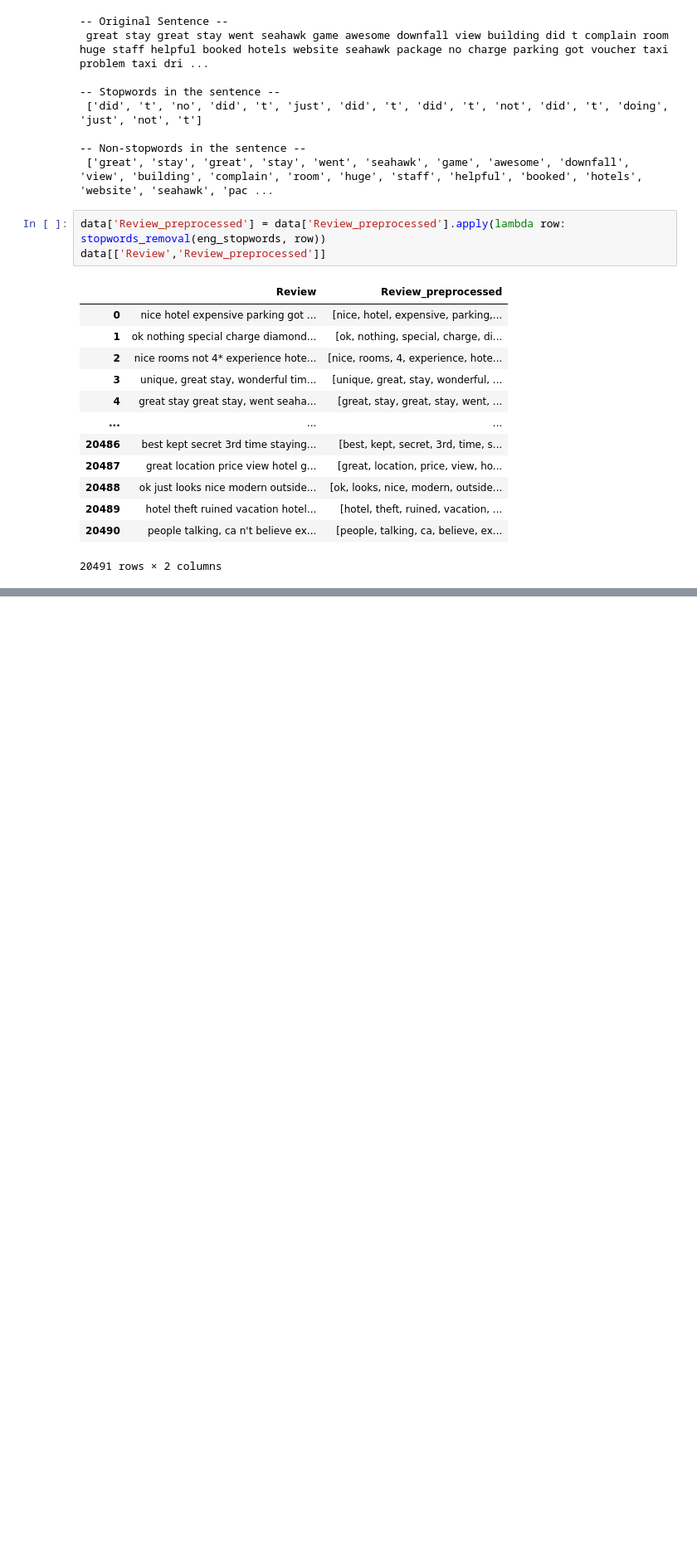
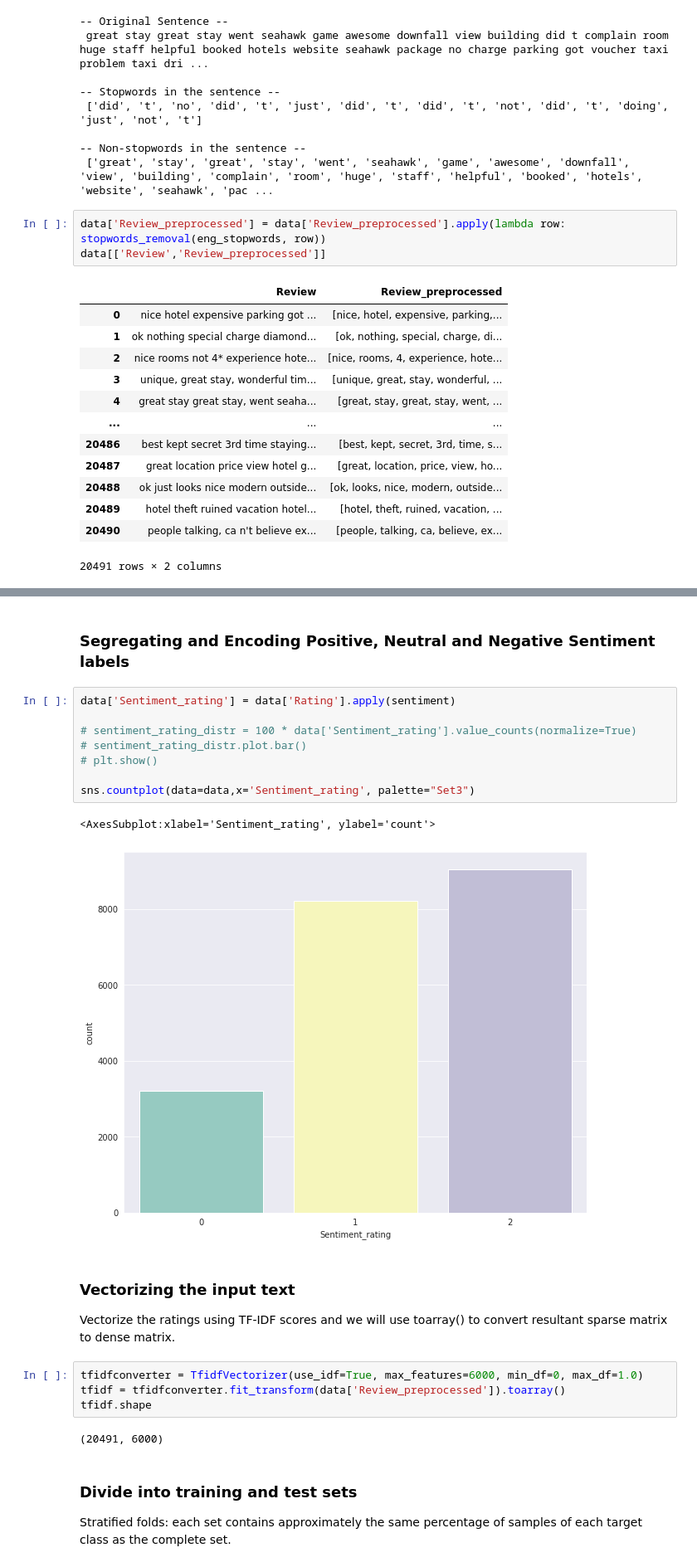
Before and after one commit to Notram1/sentiment-analysis-tripadvisor, a Jupyter notebook: Sentiment_analysis-tripadvisor.ipynb, the cells around one changed output, grey strips where cells are left out. Shown at 83% size. Cells and saved outputs as stored; diff of their text form; blank space fills up the shorter version.

```diff
--- a/Sentiment_analysis-tripadvisor.ipynb
+++ b/Sentiment_analysis-tripadvisor.ipynb
@@ -219,0 +259,27 @@ Stemming/lemmatization
+# %% [markdown]
+### Segregating and Encoding Positive, Neutral and Negative Sentiment labels
+# %%
+data['Sentiment_rating'] = data['Rating'].apply(sentiment)
+
+# sentiment_rating_distr = 100 * data['Sentiment_rating'].value_counts(normalize=True)
+# sentiment_rating_distr.plot.bar()
+# plt.show()
+
+sns.countplot(data=data,x='Sentiment_rating', palette="Set3")
+# %% [output]
+<AxesSubplot:xlabel='Sentiment_rating', ylabel='count'>
+[figure, added]
+# %% [markdown]
+### Vectorizing the input text
+
+Vectorize the ratings using TF-IDF scores and we will use toarray() to convert resultant sparse matrix to dense matrix.
+# %%
+tfidfconverter = TfidfVectorizer(use_idf=True, max_features=6000, min_df=0, max_df=1.0)
+tfidf = tfidfconverter.fit_transform(data['Review_preprocessed']).toarray()
+tfidf.shape
+# %% [output]
+(20491, 6000)
+# %% [markdown]
+### Divide into training and test sets
+
+Stratified folds: each set contains approximately the same percentage of samples of each target class as the complete set.
```
Also changed, not shown: parts of 37 cells of this notebook, 3 other files.
